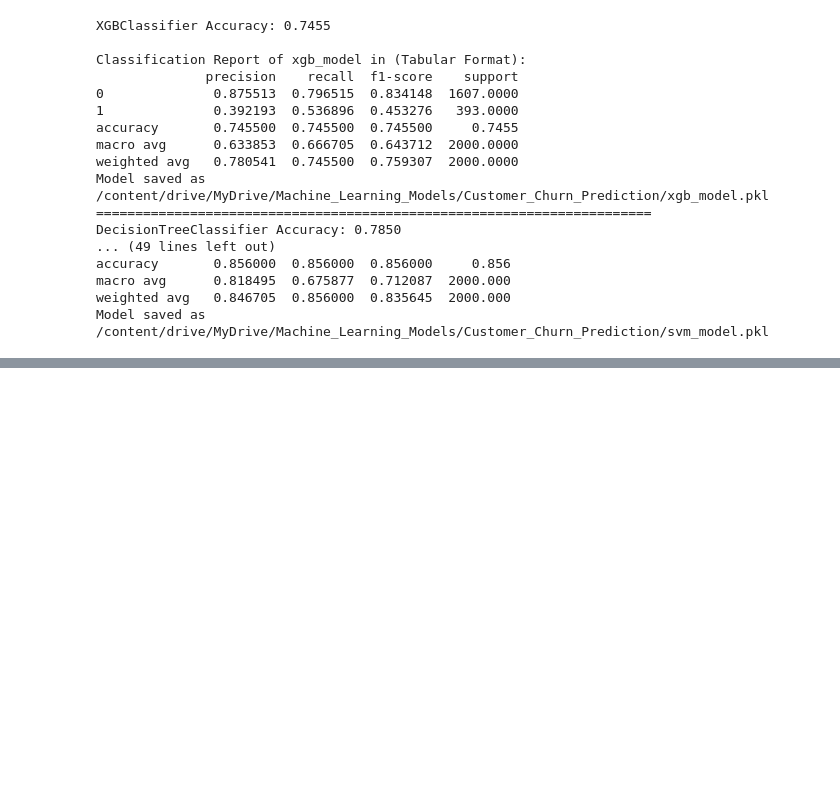
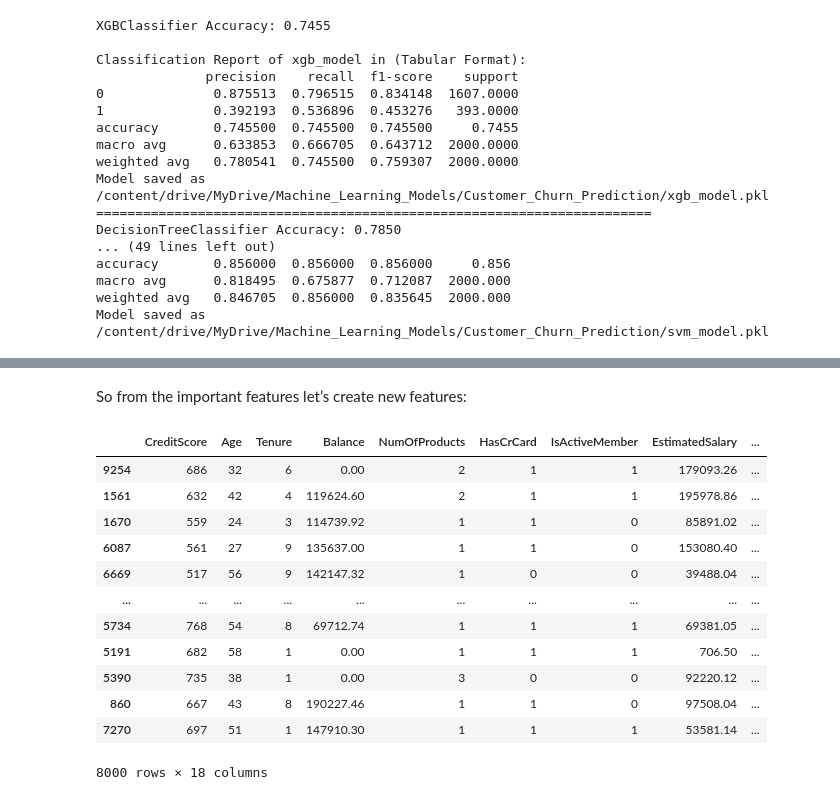
Before and after one commit to bilalsavagexd/Churn-Prediction-with-Machine-Learning, a Jupyter notebook: Churn_Prediction_Codefile.ipynb, the cells around one changed output, grey strips where cells are left out. Cells and saved outputs as stored; diff of their text form; code cells hidden in the pictures; blank space fills up the shorter version.

```diff
--- a/Churn_Prediction_Codefile.ipynb
+++ b/Churn_Prediction_Codefile.ipynb
@@ -265,0 +325,44 @@ Model saved as /content/drive/MyDrive/Machine_Learning_Models/Customer_Churn_Pre
+# %% [markdown]
+So from the important features let’s create new features:
+# %%
+# Done to scale down the balance values to a more manageable range for analysis or modeling
+
+features['CLV'] = df['Balance'] / 10000
+# %%
+# New feature: Age group
+# Assigning values to a new column named AgeGroup within the features DataFrame
+
+features['AgeGroup']= pd.cut(features['Age'], bins=[0,30,45,60,100], labels=['Young', 'Middle-Aged', 'Senior' , 'Elderly'])
+# %%
+# New Feature: ratio of the customer
+# Creates a new feature that represents the ratio of a customer's tenure (time with the company) to their age
+
+features['TenureAgeRatio'] = df['Tenure'] / df['Age']
+# %%
+#handle categorical variables through "ONE-HOT ENCODING"
+
+features = pd.get_dummies(features, drop_first=True )
+# %%
+# Data-Splitting:
+
+x_train , x_test , y_train , y_test = train_test_split(features, target, test_size=0.2, random_state=42)
+
+# This line (^) splits the data into training and testing sets using "train_test_split".
+# x_train and y_train: The data the model learns from, like chapters and practice questions a student studies.
+# x_test and y_test: The data used to evaluate the model's performance, like final exam questions the student has not seen before.
+
+x_train
+# %% [output]
+|  | CreditScore | Age | Tenure | Balance | NumOfProducts | HasCrCard | IsActiveMember | EstimatedSalary | ... |
+| 9254 | 686 | 32 | 6 | 0.00 | 2 | 1 | 1 | 179093.26 | ... |
+| 1561 | 632 | 42 | 4 | 119624.60 | 2 | 1 | 1 | 195978.86 | ... |
+| 1670 | 559 | 24 | 3 | 114739.92 | 1 | 1 | 0 | 85891.02 | ... |
+| 6087 | 561 | 27 | 9 | 135637.00 | 1 | 1 | 0 | 153080.40 | ... |
+| 6669 | 517 | 56 | 9 | 142147.32 | 1 | 0 | 0 | 39488.04 | ... |
+| ... | ... | ... | ... | ... | ... | ... | ... | ... | ... |
+| 5734 | 768 | 54 | 8 | 69712.74 | 1 | 1 | 1 | 69381.05 | ... |
+| 5191 | 682 | 58 | 1 | 0.00 | 1 | 1 | 1 | 706.50 | ... |
+| 5390 | 735 | 38 | 1 | 0.00 | 3 | 0 | 0 | 92220.12 | ... |
+| 860 | 667 | 43 | 8 | 190227.46 | 1 | 1 | 0 | 97508.04 | ... |
+| 7270 | 697 | 51 | 1 | 147910.30 | 1 | 1 | 1 | 53581.14 | ... |
+8000 rows × 18 columns
```
Also changed, not shown: parts of 24 cells of this notebook.
